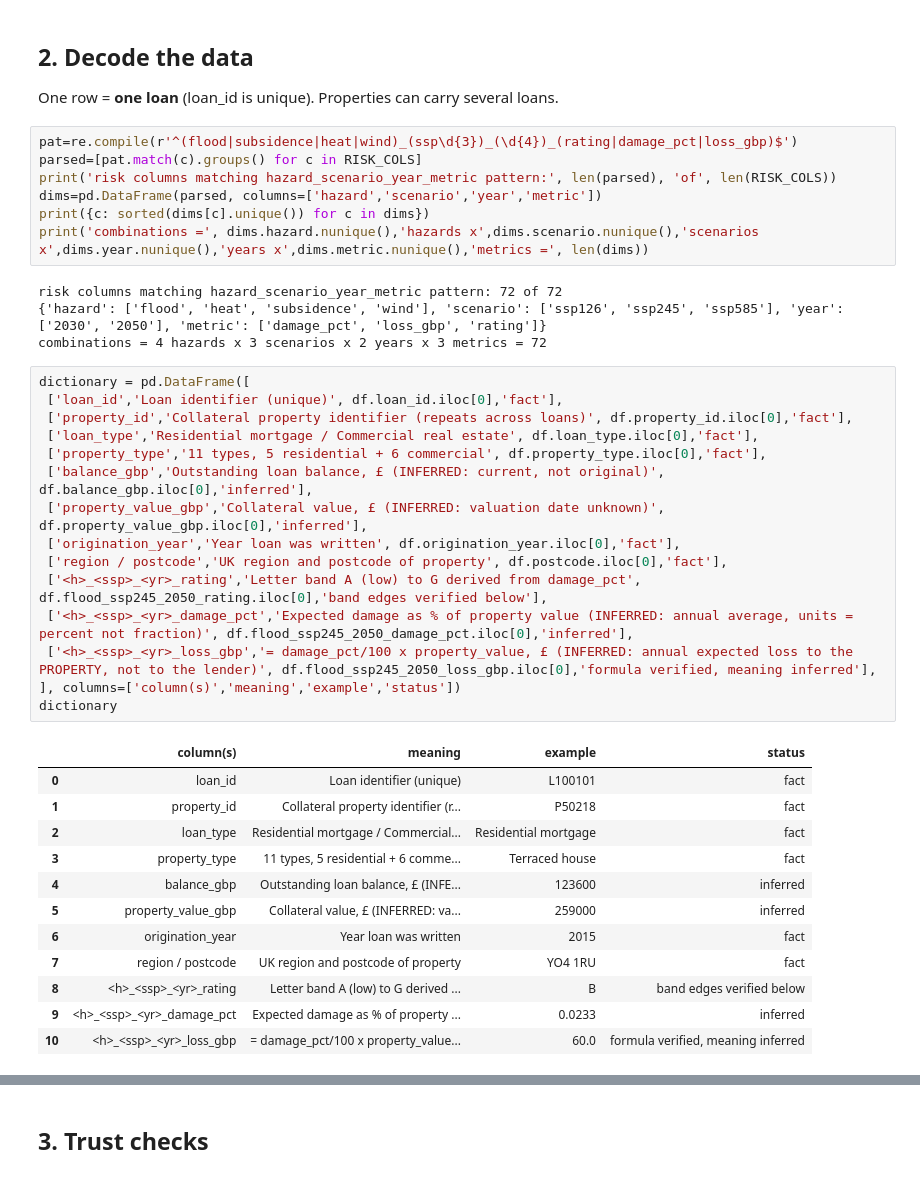
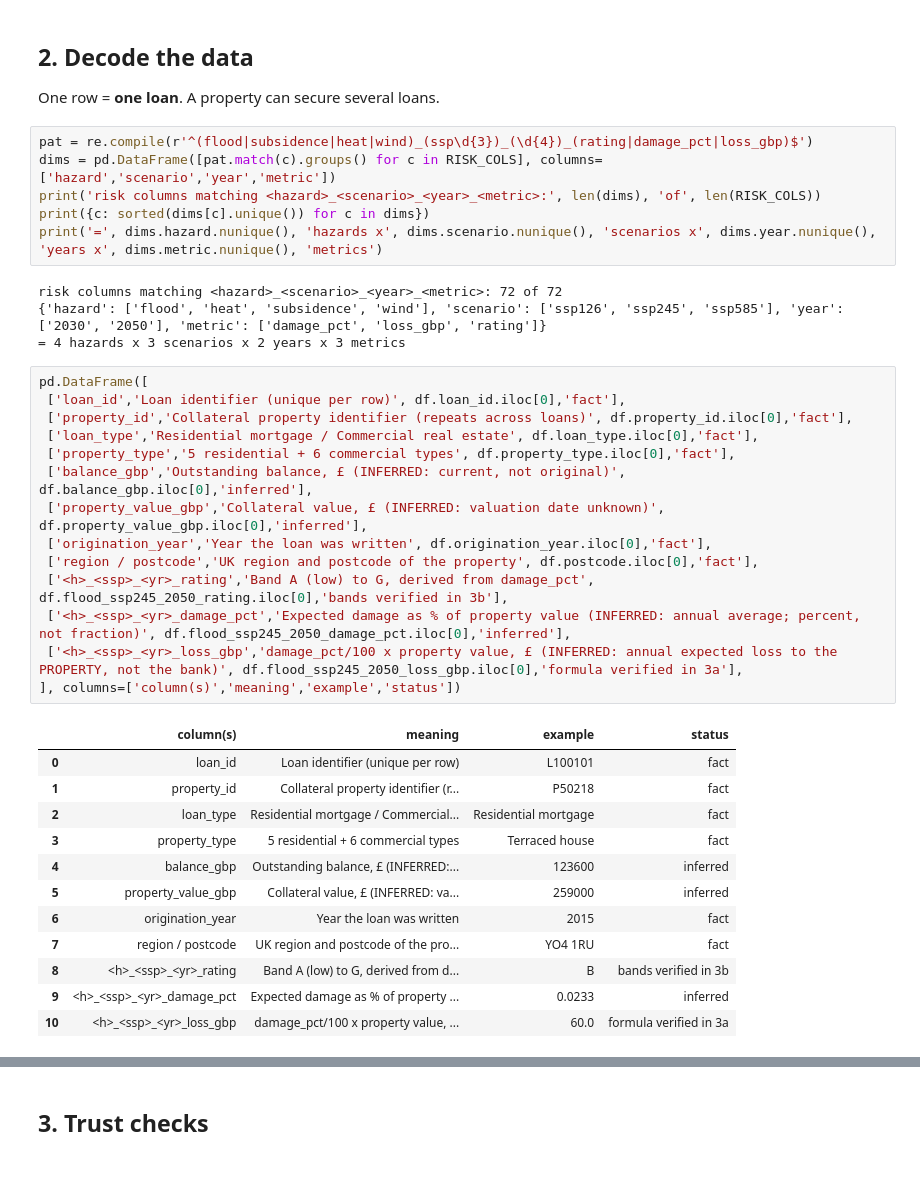
Before and after one commit to kfauzie/climate-x-interview, a Jupyter notebook: runs/run-1/notebooks/spectra_profile.ipynb, the cells around one changed output, grey strips where cells are left out. Cells and saved outputs as stored; diff of their text form.

```diff
--- a/runs/run-1/notebooks/spectra_profile.ipynb
+++ b/runs/run-1/notebooks/spectra_profile.ipynb
@@ -21,43 +32,41 @@ unique loans 2000 | unique properties 1880
 # %% [markdown]
 ## 2. Decode the data
-One row = **one loan** (loan_id is unique). Properties can carry several loans.
+One row = **one loan**. A property can secure several loans.
 # %%
-pat=re.compile(r'^(flood|subsidence|heat|wind)_(ssp\d{3})_(\d{4})_(rating|damage_pct|loss_gbp)$')
-parsed=[pat.match(c).groups() for c in RISK_COLS]
-print('risk columns matching hazard_scenario_year_metric pattern:', len(parsed), 'of', len(RISK_COLS))
-dims=pd.DataFrame(parsed, columns=['hazard','scenario','year','metric'])
+pat = re.compile(r'^(flood|subsidence|heat|wind)_(ssp\d{3})_(\d{4})_(rating|damage_pct|loss_gbp)$')
+dims = pd.DataFrame([pat.match(c).groups() for c in RISK_COLS], columns=['hazard','scenario','year','metric'])
+print('risk columns matching <hazard>_<scenario>_<year>_<metric>:', len(dims), 'of', len(RISK_COLS))
 print({c: sorted(dims[c].unique()) for c in dims})
-print('combinations =', dims.hazard.nunique(),'hazards x',dims.scenario.nunique(),'scenarios x',dims.year.nunique(),'years x',dims.metric.nunique(),'metrics =', len(dims))
+print('=', dims.hazard.nunique(), 'hazards x', dims.scenario.nunique(), 'scenarios x', dims.year.nunique(), 'years x', dims.metric.nunique(), 'metrics')
 # %% [output]
-risk columns matching hazard_scenario_year_metric pattern: 72 of 72
+risk columns matching <hazard>_<scenario>_<year>_<metric>: 72 of 72
 {'hazard': ['flood', 'heat', 'subsidence', 'wind'], 'scenario': ['ssp126', 'ssp245', 'ssp585'], 'year': ['2030', '2050'], 'metric': ['damage_pct', 'loss_gbp', 'rating']}
-combinations = 4 hazards x 3 scenarios x 2 years x 3 metrics = 72
+= 4 hazards x 3 scenarios x 2 years x 3 metrics
 # %%
-dictionary = pd.DataFrame([
- ['loan_id','Loan identifier (unique)', df.loan_id.iloc[0],'fact'],
+pd.DataFrame([
+ ['loan_id','Loan identifier (unique per row)', df.loan_id.iloc[0],'fact'],
  ['property_id','Collateral property identifier (repeats across loans)', df.property_id.iloc[0],'fact'],
  ['loan_type','Residential mortgage / Commercial real estate', df.loan_type.iloc[0],'fact'],
- ['property_type','11 types, 5 residential + 6 commercial', df.property_type.iloc[0],'fact'],
- ['balance_gbp','Outstanding loan balance, £ (INFERRED: current, not original)', df.balance_gbp.iloc[0],'inferred'],
+ ['property_type','5 residential + 6 commercial types', df.property_type.iloc[0],'fact'],
+ ['balance_gbp','Outstanding balance, £ (INFERRED: current, not original)', df.balance_gbp.iloc[0],'inferred'],
  ['property_value_gbp','Collateral value, £ (INFERRED: valuation date unknown)', df.property_value_gbp.iloc[0],'inferred'],
- ['origination_year','Year loan was written', df.origination_year.iloc[0],'fact'],
- ['region / postcode','UK region and postcode of property', df.postcode.iloc[0],'fact'],
- ['<h>_<ssp>_<yr>_rating','Letter band A (low) to G derived from damage_pct', df.flood_ssp245_2050_rating.iloc[0],'band edges verified below'],
- ['<h>_<ssp>_<yr>_damage_pct','Expected damage as % of property value (INFERRED: annual average, units = percent not fraction)', df.flood_ssp245_2050_damage_pct.iloc[0],'inferred'],
- ['<h>_<ssp>_<yr>_loss_gbp','= damage_pct/100 x property_value, £ (INFERRED: annual expected loss to the PROPERTY, not to the lender)', df.flood_ssp245_2050_loss_gbp.iloc[0],'formula verified, meaning inferred'],
+ ['origination_year','Year the loan was written', df.origination_year.iloc[0],'fact'],
+ ['region / postcode','UK region and postcode of the property', df.postcode.iloc[0],'fact'],
+ ['<h>_<ssp>_<yr>_rating','Band A (low) to G, derived from damage_pct', df.flood_ssp245_2050_rating.iloc[0],'bands verified in 3b'],
+ ['<h>_<ssp>_<yr>_damage_pct','Expected damage as % of property value (INFERRED: annual average; percent, not fraction)', df.flood_ssp245_2050_damage_pct.iloc[0],'inferred'],
+ ['<h>_<ssp>_<yr>_loss_gbp','damage_pct/100 x property value, £ (INFERRED: annual expected loss to the PROPERTY, not the bank)', df.flood_ssp245_2050_loss_gbp.iloc[0],'formula verified in 3a'],
 ], columns=['column(s)','meaning','example','status'])
-dictionary
 # %% [output]
 |  | column(s) | meaning | example | status |
-| 0 | loan_id | Loan identifier (unique) | L100101 | fact |
+| 0 | loan_id | Loan identifier (unique per row) | L100101 | fact |
 | 1 | property_id | Collateral property identifier (r... | P50218 | fact |
 | 2 | loan_type | Residential mortgage / Commercial... | Residential mortgage | fact |
-| 3 | property_type | 11 types, 5 residential + 6 comme... | Terraced house | fact |
-| 4 | balance_gbp | Outstanding loan balance, £ (INFE... | 123600 | inferred |
+| 3 | property_type | 5 residential + 6 commercial types | Terraced house | fact |
+| 4 | balance_gbp | Outstanding balance, £ (INFERRED:... | 123600 | inferred |
 | 5 | property_value_gbp | Collateral value, £ (INFERRED: va... | 259000 | inferred |
-| 6 | origination_year | Year loan was written | 2015 | fact |
-| 7 | region / postcode | UK region and postcode of property | YO4 1RU | fact |
-| 8 | <h>_<ssp>_<yr>_rating | Letter band A (low) to G derived ... | B | band edges verified below |
+| 6 | origination_year | Year the loan was written | 2015 | fact |
+| 7 | region / postcode | UK region and postcode of the pro... | YO4 1RU | fact |
+| 8 | <h>_<ssp>_<yr>_rating | Band A (low) to G, derived from d... | B | bands verified in 3b |
 | 9 | <h>_<ssp>_<yr>_damage_pct | Expected damage as % of property ... | 0.0233 | inferred |
-| 10 | <h>_<ssp>_<yr>_loss_gbp | = damage_pct/100 x property_value... | 60.0 | formula verified, meaning inferred |
+| 10 | <h>_<ssp>_<yr>_loss_gbp | damage_pct/100 x property value, ... | 60.0 | formula verified in 3a |
 # %% [markdown]
```
Also changed, not shown: parts of 35 cells of this notebook, 3 other files.
